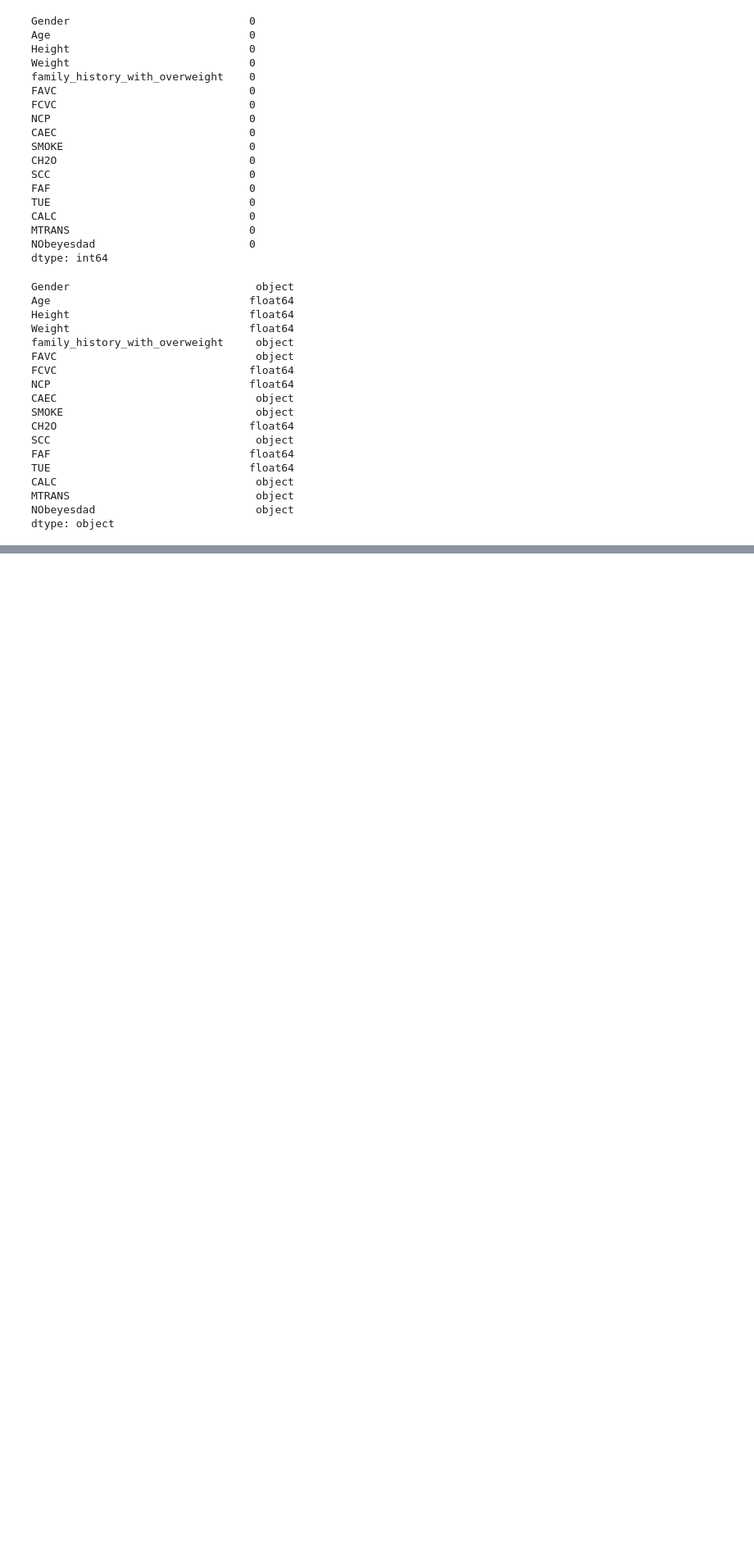
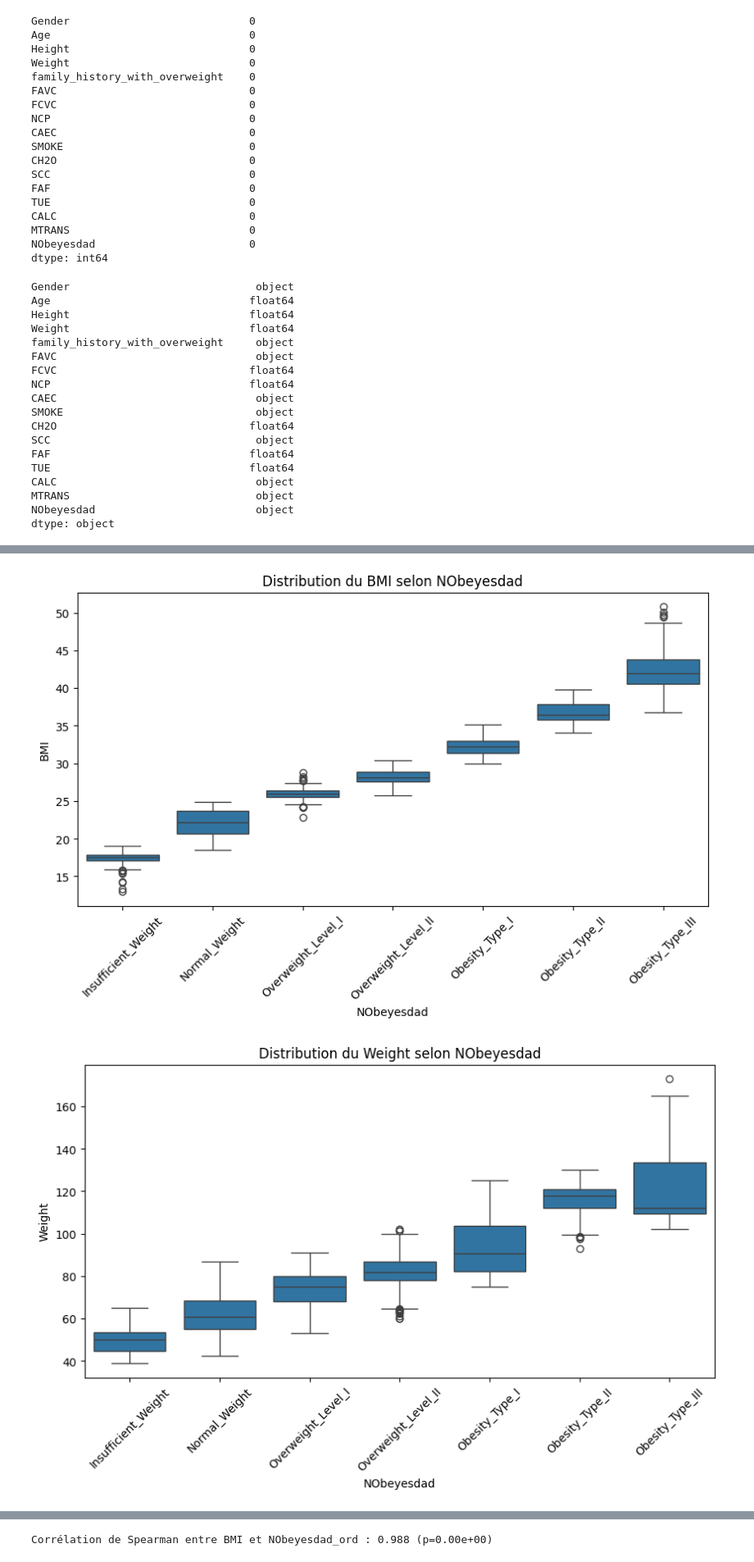
Before and after one commit to edequercize/applied_statistics, a Jupyter notebook: main.ipynb, the cells around one changed output, grey strips where cells are left out. Shown: that part at 82% size. Drawn from its saved outputs; the diff is of its cells as text; code cells hidden in the pictures; blank space fills up the shorter version.

```diff
--- a/main.ipynb
+++ b/main.ipynb
@@ -143,0 +159,39 @@ from lightgbm import LGBMClassifier
+# %%
+ordinal_mapping = {
+    'Insufficient_Weight': 0,
+    'Normal_Weight': 1,
+    'Overweight_Level_I': 2,
+    'Overweight_Level_II': 3,
+    'Obesity_Type_I': 4,
+    'Obesity_Type_II': 5,
+    'Obesity_Type_III': 6
+}
+df['NObeyesdad_ord'] = df['NObeyesdad'].map(ordinal_mapping)
+
+# Boxplot BMI vs NObeyesdad
+plt.figure(figsize=(10,5))
+sns.boxplot(x='NObeyesdad', y='BMI', data=df, order=ordinal_mapping.keys())
+plt.title('Distribution du BMI selon NObeyesdad')
+plt.xticks(rotation=45)
+plt.show()
+
+# Boxplot Weight vs NObeyesdad
+plt.figure(figsize=(10,5))
+sns.boxplot(x='NObeyesdad', y='Weight', data=df, order=ordinal_mapping.keys())
+plt.title('Distribution du Weight selon NObeyesdad')
+plt.xticks(rotation=45)
+plt.show()
+
+# Boxplot Height vs NObeyesdad
+plt.figure(figsize=(10,5))
+sns.boxplot(x='NObeyesdad', y='Height', data=df, order=ordinal_mapping.keys())
+plt.title('Distribution du Height selon NObeyesdad')
+plt.xticks(rotation=45)
+plt.show()
+
+# Corrélation BMI <-> NObeyesdad_ord
+corr_bmi, pval_bmi = spearmanr(df['BMI'], df['NObeyesdad_ord'])
+print(f"Corrélation de Spearman entre BMI et NObeyesdad_ord : {corr_bmi:.3f} (p={pval_bmi:.2e})")
+# %% [output]
+[figure, added]
+[figure, added]
@@ -143,0 +199 @@ from lightgbm import LGBMClassifier
+Corrélation de Spearman entre BMI et NObeyesdad_ord : 0.988 (p=0.00e+00)
```
Also changed, not shown: parts of 19 cells of this notebook.
